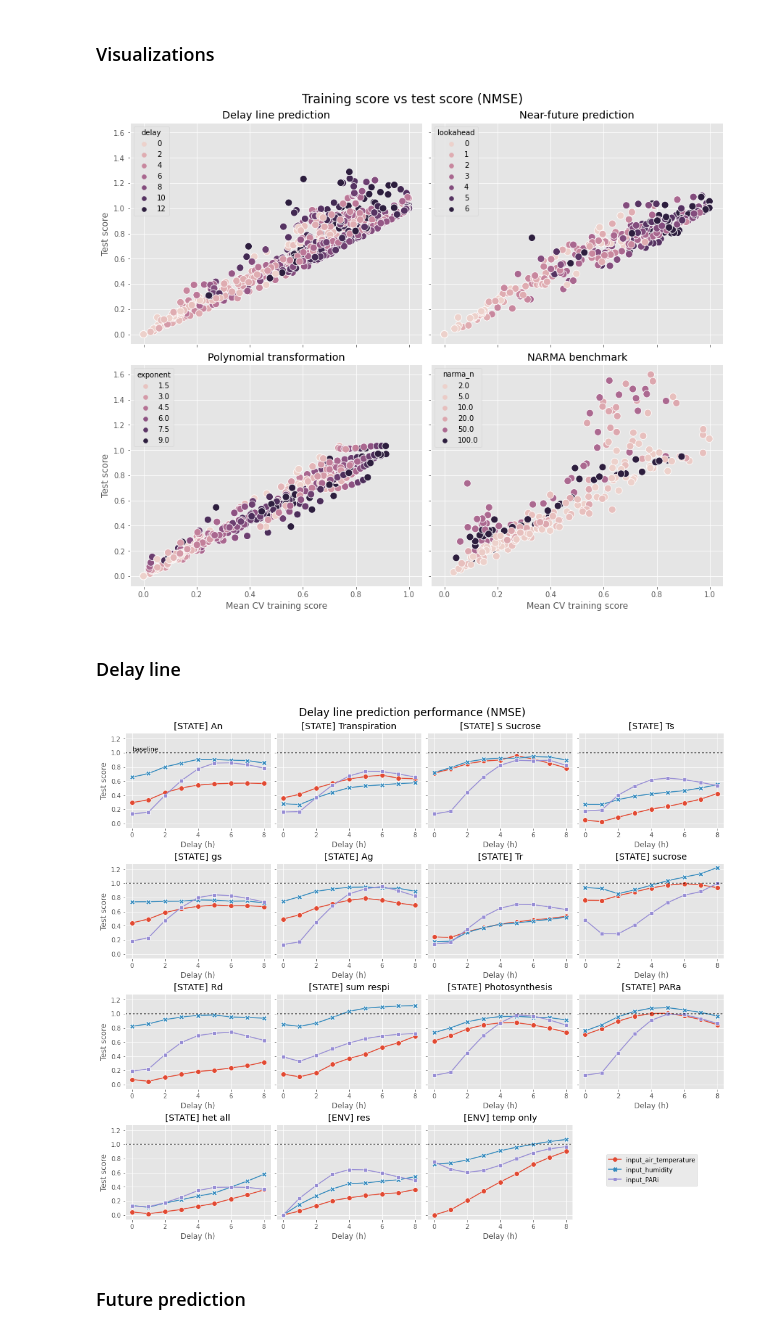
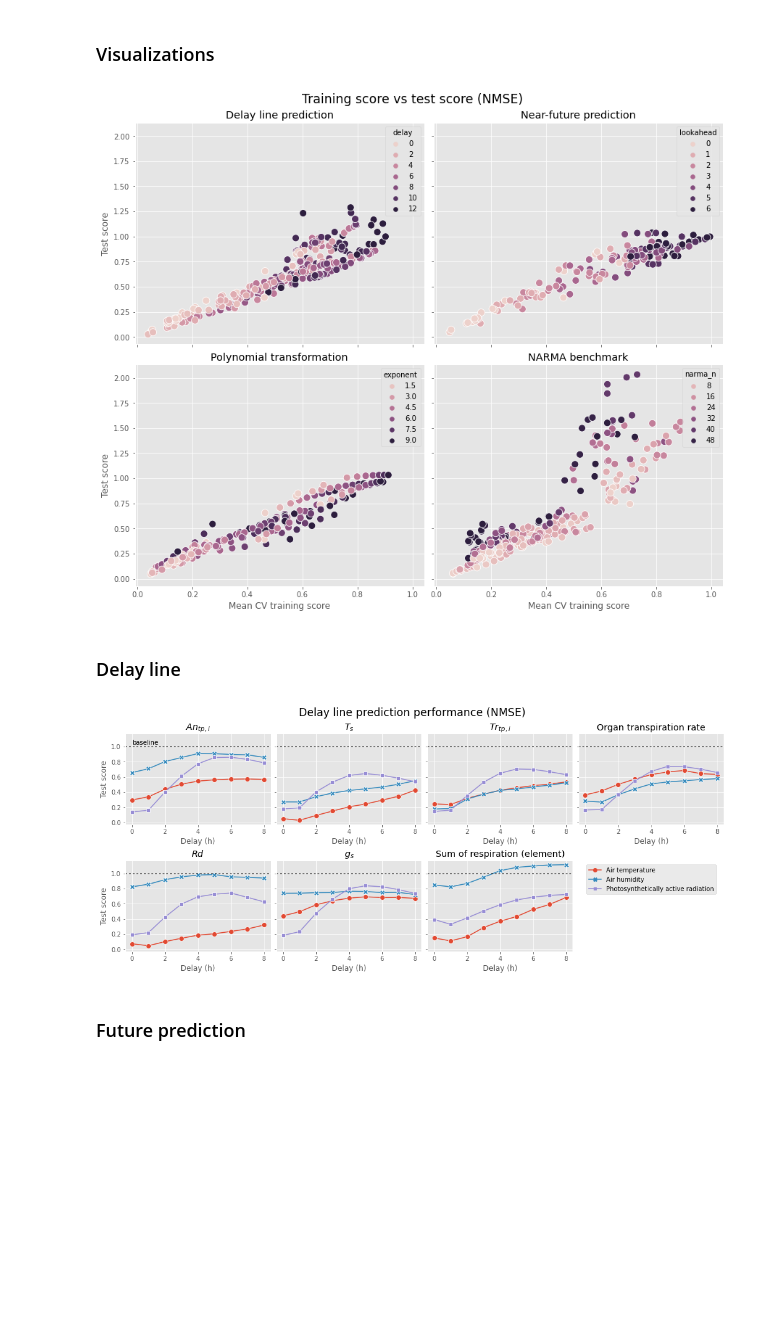
Before and after one commit to mcndt/thesis-plant-reservoir-computing, a Jupyter notebook: notebooks/cnwheat_rc_results_benchmarks.ipynb, the cells around one changed output. Cells and saved outputs as stored; diff of their text form; code cells hidden in the pictures; blank space fills up the shorter version.

```diff
--- a/notebooks/cnwheat_rc_results_benchmarks.ipynb
+++ b/notebooks/cnwheat_rc_results_benchmarks.ipynb
@@ -8,8 +11,16 @@ from matplotlib import pyplot as plt
 ### Loading the experiment scores
 # %%
 
-filename = 'results_cnwheat_benchmarks.csv'
-data = pd.read_csv(filename, index_col=0)
+filenames = [
+  'results_cnwheat_delay_line.csv',
+  'results_cnwheat_polynomial.csv',
+  'results_cnwheat_NARMA.csv',
+  'results_cnwheat_future.csv',
+]
+
+# data = pd.read_csv(filename, index_col=0)
+dfs = [pd.read_csv(f, index_col=0) for f in filenames]
+data = pd.concat(dfs, axis=0, ignore_index=True)
 
 targets = data['target_id'].unique().tolist()
 reservoirs = data['reservoir_id'].unique().tolist()
@@ -50,3 +61,8 @@ from model_config_cnwheat import input_targets, output_targets, hydroshoot_state
+# %%
+from model_config_cnwheat import (input_targets, input_symbols, input_names, state_variables,
+   measurable_reservoirs, state_names, state_units, state_symbols)
+
+STATE_VARIABLES = measurable_reservoirs
 # %% [markdown]
 ### Visualizations
 # %%
@@ -55,7 +71,7 @@ with plt.style.context('ggplot'):
 
   for benchmark, ax in zip(benchmarks, axs.flatten()):
 
-    plot_data = data.loc[input_targets, :, benchmark].reset_index()
+    plot_data = data.loc[input_targets, STATE_VARIABLES, benchmark].reset_index()
     plot_data['test_score'] *= -1
     plot_data['train_mean'] *= -1
     sns.scatterplot(x='train_mean', y='test_score', hue=bench_param[benchmark], s=100, data=plot_data, ax=ax)
@@ -65,21 +81,20 @@ with plt.style.context('ggplot'):
 
   fig.suptitle('Training score vs test score (NMSE)', fontsize='xx-large')
 # %% [output]
-[figure, old version]
+[figure, new version]
 # %% [markdown]
 ### Delay line
 # %%
 BENCHMARK = 'delay_line'
 TARGETS = input_targets
-
-BEST_RESERVOIRS = ['state__Ts', 'state__Rd', 'state__sum_respi', 'state__Tr', 'state__An']
-
 MAX_PARAM = 8
 
-res_to_title = lambda x: x.replace("_", " ").replace("  ", " ").replace("state", "[STATE]").replace("env", "[ENV]")
+
+res_to_title = lambda x: f'{state_symbols[x]}'
+# res_to_title = lambda x: x.replace("_", " ").replace("  ", " ").replace("state", "[STATE]").replace("env", "[ENV]")
 
 with plt.style.context('ggplot'):
-
+  reservoirs = STATE_VARIABLES
   n_cols = 4
   n_rows = int(np.ceil(len(reservoirs) / n_cols))
 
@@ -89,35 +104,36 @@ with plt.style.context('ggplot'):
 
     plot_data = data.loc[TARGETS, reservoir, BENCHMARK].reset_index()
     plot_data = plot_data[plot_data[bench_param[BENCHMARK]] <= MAX_PARAM]
     plot_data['test_score'] *= -1
 
     sns.lineplot(x=bench_param[BENCHMARK], y="test_score", hue="target_id", style="target_id",
                  dashes=False, markers=True, data=plot_data, ax=ax, markersize=8)
 
 
     ax.axhline(1, dashes=(2, 2), color='black', alpha=0.66)
     if ax is axs[0, 0]:
       ax.text(0, 1.025, 'baseline', fontsize='medium', rotation='horizontal')
 
 
     x_ticks = plot_data[bench_param[BENCHMARK]].unique().tolist()
     ax.set_xticks(x_ticks[::2])
 
     if ax is axs[0, 0]:
       handles, labels = ax.get_legend_handles_labels()
-      fig.legend(handles, labels, bbox_to_anchor=(0.96, 0.17))
+      labels = [input_names[l] for l in labels]
+      fig.legend(handles, labels, bbox_to_anchor=(0.99, 0.42))
     ax.legend_.remove()
 
     ax.set_xlabel(bench_xlabel[BENCHMARK])
     ax.set_ylabel("Test score")
     ax.set_title(f'{res_to_title(reservoir)}')
 
   for ax in axs.flatten()[len(reservoirs):]:
     ax.remove()
 
   plt.suptitle(f'{bench_title[BENCHMARK]} performance (NMSE)', fontsize='xx-large')
 # %% [output]
-[figure, old version]
+[figure, new version]
 # %% [markdown]
 ### Future prediction
 # %%
```
Also changed, not shown: parts of 7 cells of this notebook, 7 other files.
